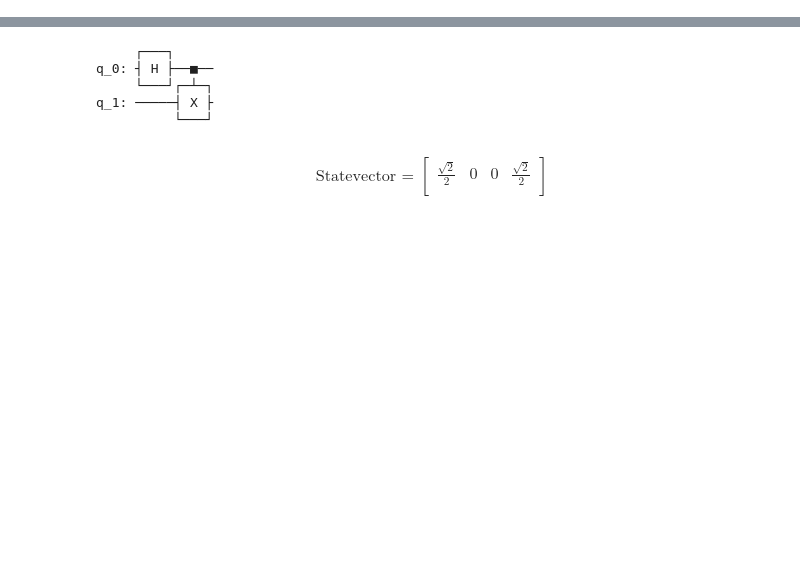
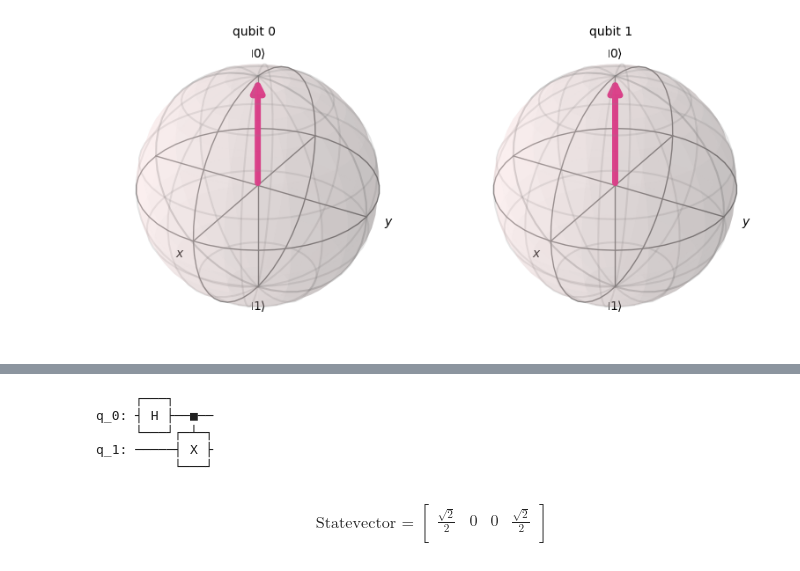
Before and after one commit to AlaricCheng/klass-workshop-hands-on, a Jupyter notebook: basics.ipynb, the cells around one changed output, grey strips where cells are left out. Saved outputs shown, nothing was run; the diff lists cells and outputs as text; code cells hidden in the pictures; blank space fills up the shorter version.

```diff
--- a/basics.ipynb
+++ b/basics.ipynb
@@ -73,0 +112,5 @@ plot_bloch_vector(coords, coord_type='spherical')
+# %%
+state = Statevector([1, 0, 0, 0])
+plot_bloch_multivector(state)
+# %% [output]
+[figure, added]
```
Also changed, not shown: parts of 56 cells of this notebook, 2 other files.
